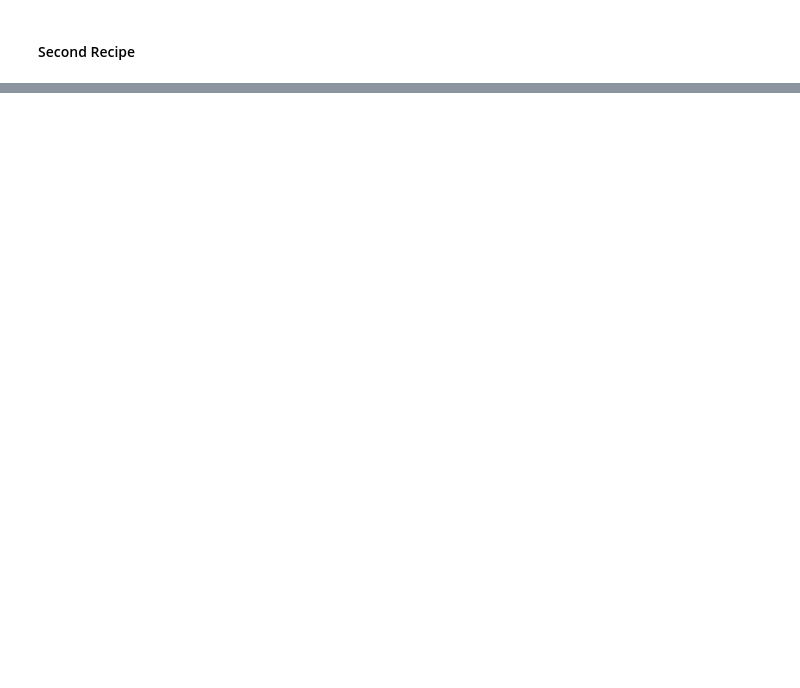
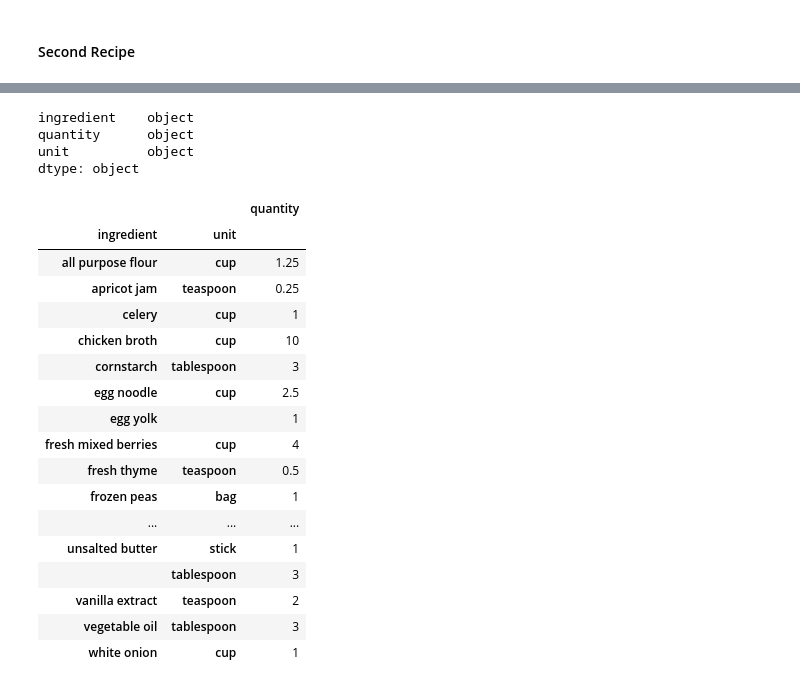
Before and after one commit to dianewoodbridge/target_recipe_project, a Jupyter notebook: get_recipes.ipynb, the cells around one changed output, grey strips where cells are left out. Saved outputs shown, nothing was run; the diff lists cells and outputs as text; code cells hidden in the pictures; blank space fills up the shorter version.

```diff
--- a/get_recipes.ipynb
+++ b/get_recipes.ipynb
@@ -142,0 +224,7 @@ ingredient_list
+# %%
+ingredient_df.dtypes
+# %% [output]
+ingredient    object
+quantity      object
+unit          object
+dtype: object
@@ -142,0 +233,21 @@ ingredient_list
+# %%
+ingredient_df.groupby(by=['ingredient', 'unit']).agg({'quantity': 'sum'})
+# %% [output]
+|  |  | quantity |
+| ingredient | unit |  |
+| all purpose flour | cup | 1.25 |
+| apricot jam | teaspoon | 0.25 |
+| celery | cup | 1 |
+| chicken broth | cup | 10 |
+| cornstarch | tablespoon | 3 |
+| egg noodle | cup | 2.5 |
+| egg yolk |  | 1 |
+| fresh mixed berries | cup | 4 |
+| fresh thyme | teaspoon | 0.5 |
+| frozen peas | bag | 1 |
+| ... | ... | ... |
+| unsalted butter | stick | 1 |
+|  | tablespoon | 3 |
+| vanilla extract | teaspoon | 2 |
+| vegetable oil | tablespoon | 3 |
+| white onion | cup | 1 |
```
Also changed, not shown: parts of 31 cells of this notebook.
